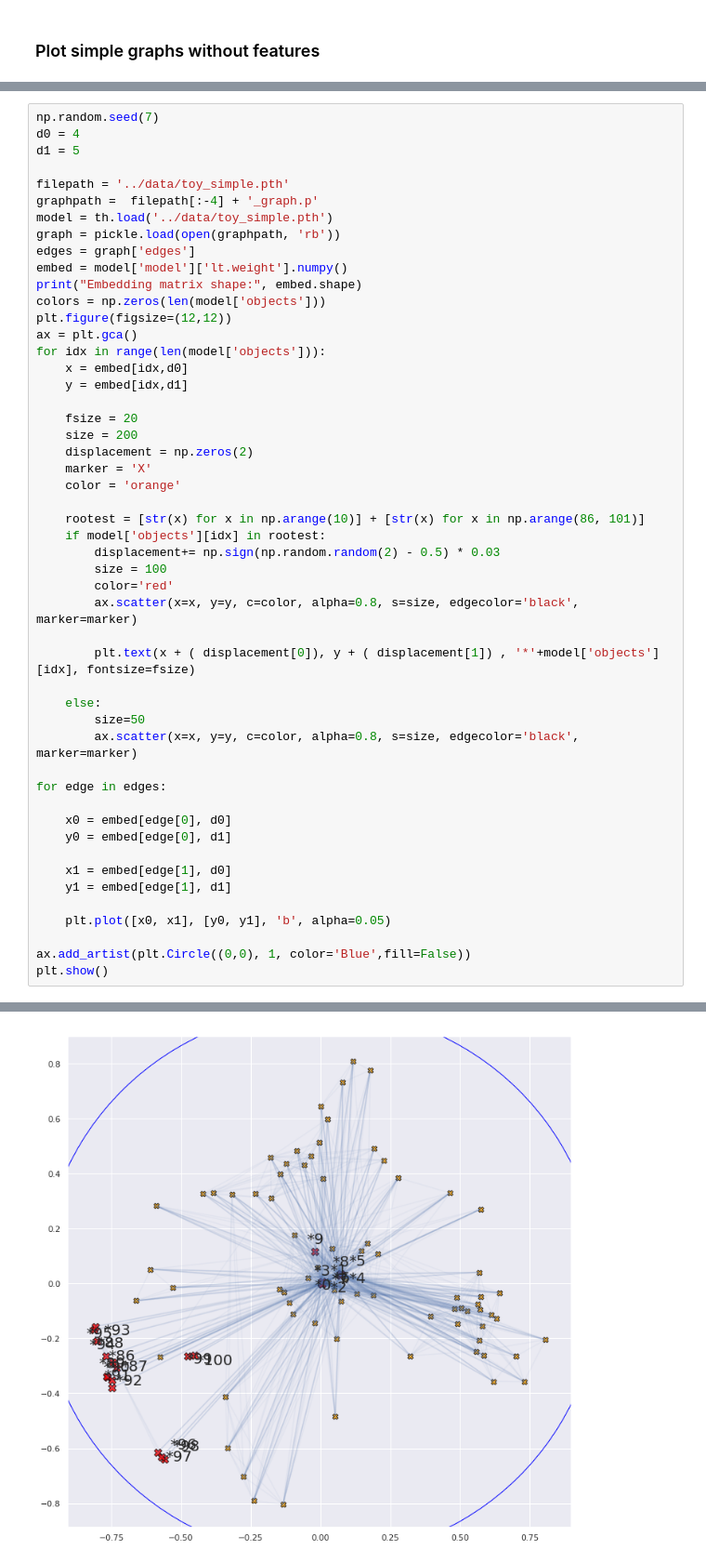
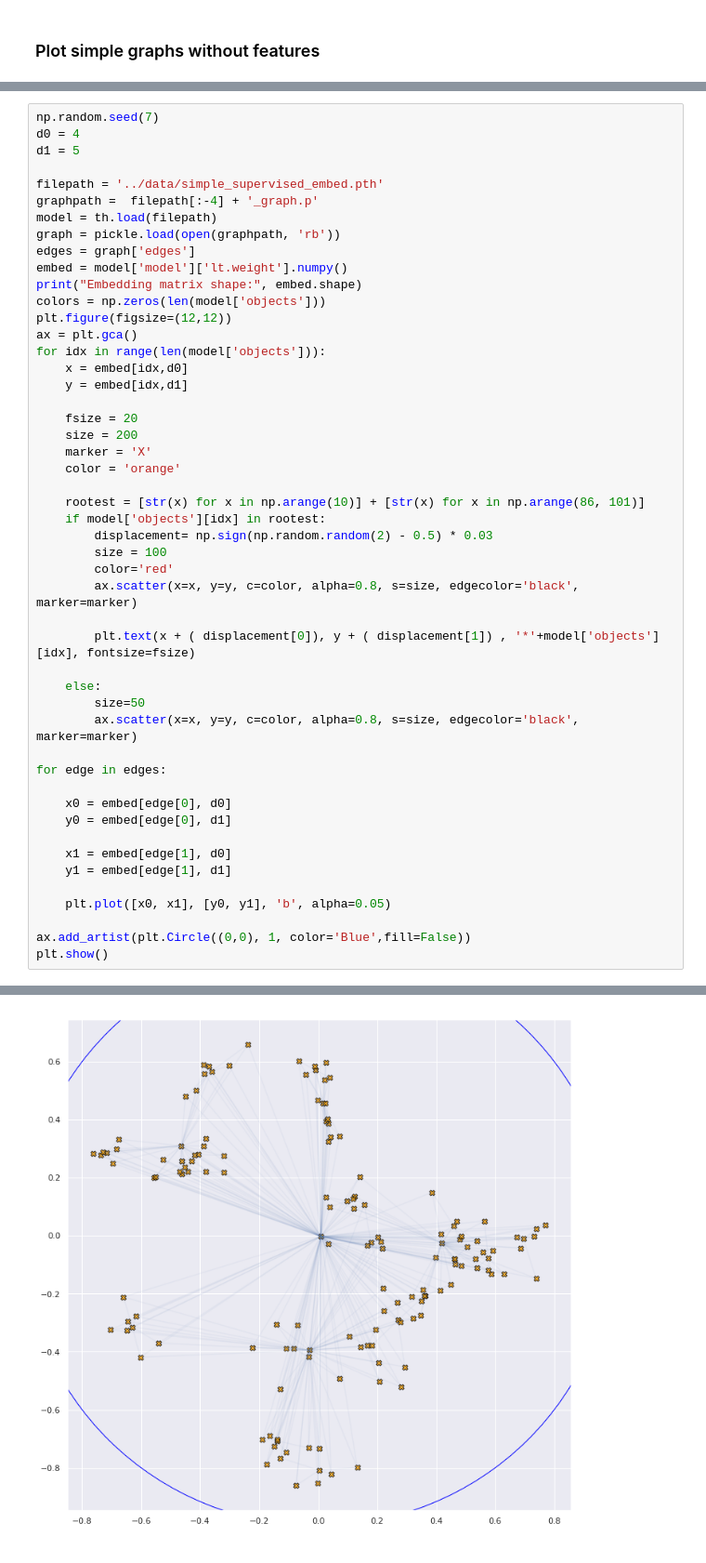
Before and after one commit to gmmarconi/poincare-embeddings, a Jupyter notebook: notebooks/Plot embedding.ipynb, the cells around one changed output, grey strips where cells are left out. Shown at 93% size. Cells and saved outputs as stored; diff of their text form.

```diff
--- a/notebooks/Plot embedding.ipynb
+++ b/notebooks/Plot embedding.ipynb
@@ -62,9 +80,9 @@ np.random.seed(7)
 d0 = 4
 d1 = 5
 
-filepath = '../data/toy_simple.pth'
+filepath = '../data/simple_supervised_embed.pth'
 graphpath =  filepath[:-4] + '_graph.p'
-model = th.load('../data/toy_simple.pth')
+model = th.load(filepath)
 graph = pickle.load(open(graphpath, 'rb'))
 edges = graph['edges']
 embed = model['model']['lt.weight'].numpy()
@@ -78,13 +96,12 @@ for idx in range(len(model['objects'])):
 
     fsize = 20
     size = 200
-    displacement = np.zeros(2)
     marker = 'X'
     color = 'orange'
 
     rootest = [str(x) for x in np.arange(10)] + [str(x) for x in np.arange(86, 101)]
     if model['objects'][idx] in rootest:
-        displacement+= np.sign(np.random.random(2) - 0.5) * 0.03
+        displacement= np.sign(np.random.random(2) - 0.5) * 0.03
         size = 100
         color='red'
         ax.scatter(x=x, y=y, c=color, alpha=0.8, s=size, edgecolor='black', marker=marker)
@@ -112,2 +129,2 @@ Embedding matrix shape: (101, 6)
-[figure, old version]
+[figure, new version]
 # %%
```
Also changed, not shown: parts of 4 cells of this notebook, 5 other files.
